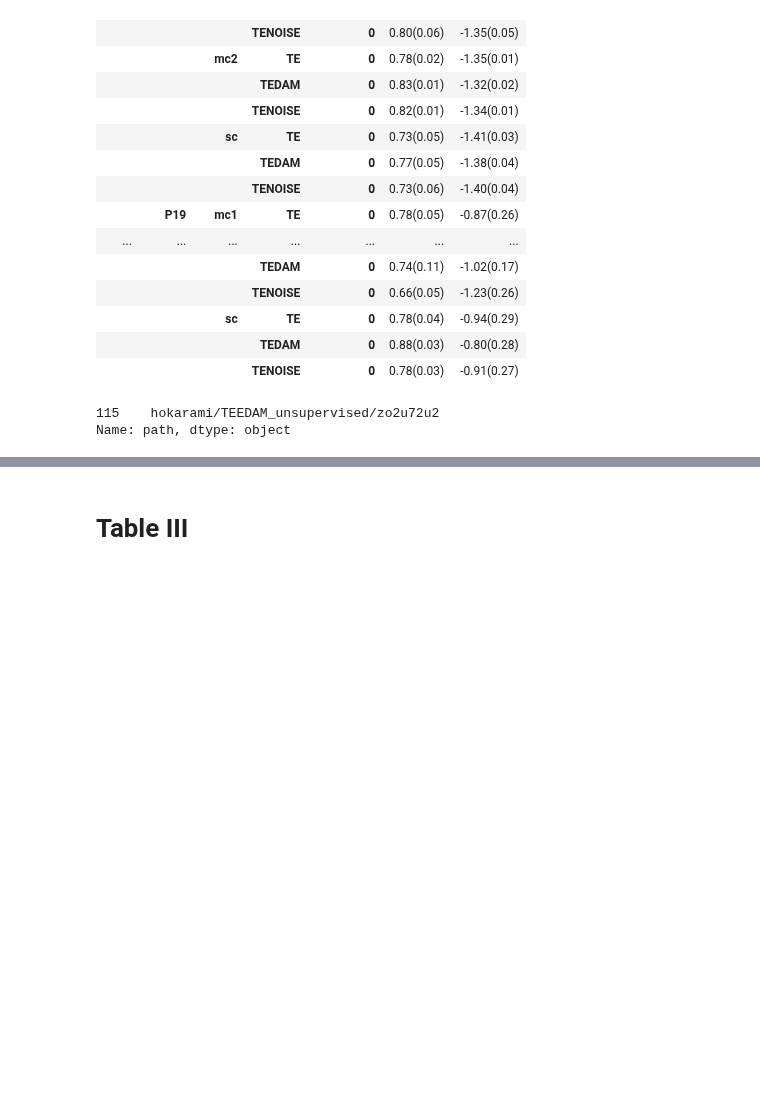
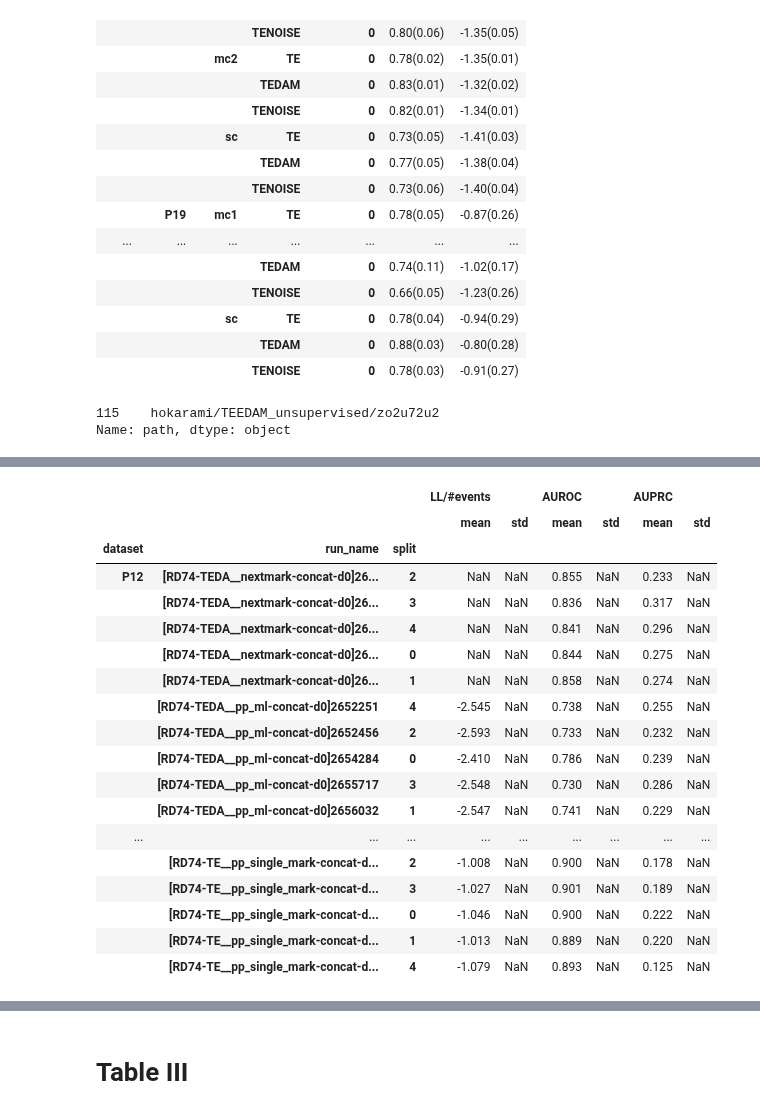
Before and after one commit to hojjatkarami/tedam2, a Jupyter notebook: jup_res.ipynb, the cells around one changed output, grey strips where cells are left out. Saved outputs shown, nothing was run; the diff lists cells and outputs as text; code cells hidden in the pictures; blank space fills up the shorter version.

```diff
--- a/jup_res.ipynb
+++ b/jup_res.ipynb
@@ -384,0 +387,5 @@ Name: path, dtype: object
+# %%
+api = wandb.Api()
+runs = api.runs("hokarami/TEEDAM_unsupervised")
+df_filt = dl_runs(runs, selected_tag='RD74-TableII')
+df_filt
@@ -384,0 +410,80 @@ Name: path, dtype: object
+# %%
+i_groupby_row =['dataset','run_name','split']
+i_groupby_col = ['time_enc']
+i_groupby_col=[]
+i_agg = []
+i_metric = ['Best-Test-CIF/LL-#events', 'Best-Test-NextType(ML)/auc-ovo-weighted','Best-Test-pred_label/AUPRC']
+dict_rename_metrics = {'Best-Test-CIF/LL-#events':'LL/#events', 'Best-Test-NextType(ML)/auc-ovo-weighted':'AUROC','Best-Test-pred_label/AUPRC':'AUPRC'}
+# i_metric = ['Test-CIF/NLL-#events']
+i_stats=['mean','std']
+# i_stats=['mean']
+
+#df_filt.iloc[0].config.keys()
+
+d_name = [x for x in df_filt.name]
+
+df_config = pd.DataFrame(   [{k:v for k,v in x.items()} for x in df_filt.config]    )
+
+df_summary = pd.DataFrame(   [{k:v for k,v in x.items()} for x in df_filt.summary]    )
+
+df = pd.concat([df_config, df_summary],axis=1)
+
+# df.name = df_filt.name
+df = df[i_groupby_row + i_groupby_col + i_agg + i_metric]
+
+df = df.rename(columns=dict_rename_metrics)
+i_metric = list(dict_rename_metrics.values())
+
+# df = df.melt(id_vars=i_groupby_row + i_groupby_col + i_agg ,value_vars=i_metric, var_name='Metric')
+
+
+
+
+a0 = df.groupby(i_groupby_row + i_groupby_col)[i_metric].size().rename('runs')
+
+a1 = df.groupby(i_groupby_row + i_groupby_col)[i_metric].aggregate(i_stats).round(3)
+a1
+a1 = df.groupby(i_groupby_row + i_groupby_col)[i_metric].aggregate(lambda x:f'{round(x.mean()*1,2):.2f}({round(x.std()*1,2):.2f})'  ).reset_index() #
+
+
+# a4 = df.groupby(i_by)[i_metric].apply(lambda x:x.round(3).tolist())   # x.round(3).tolist()
+
+# a1.loc[   a1['mod'].isin(['ml','mc']) , 'mod']='PP(ML/MC)'
+# a1.loc[   a1['mod'].isin(['none']) , 'mod']='AE'
+# a1.loc[   a1['mod'].isin(['single']) , 'mod']='PP(single)'
+
+
+
+
+
+df_result = a1.melt(id_vars=i_groupby_row + i_groupby_col,value_vars=i_metric, var_name='Metric')
+
+
+
+# df = df.melt(id_vars=i_groupby_row + i_groupby_col + i_agg ,value_vars=i_metric, var_name='Metric')
+
+df_result = df_result.pivot(index=i_groupby_row+['Metric'],columns=i_groupby_col)
+
+# remove irrelevant metrics
+df_result = df_result.replace('nan (nan)', np.nan).dropna(axis=0,how='all')
+df_result
+# %% [output]
+|  |  |  | LL/#events |  | AUROC |  | AUPRC |  |
+|  |  |  | mean | std | mean | std | mean | std |
+| dataset | run_name | split |  |  |  |  |  |  |
+| P12 | [RD74-TEDA__nextmark-concat-d0]26... | 2 | NaN | NaN | 0.855 | NaN | 0.233 | NaN |
+|  | [RD74-TEDA__nextmark-concat-d0]26... | 3 | NaN | NaN | 0.836 | NaN | 0.317 | NaN |
+|  | [RD74-TEDA__nextmark-concat-d0]26... | 4 | NaN | NaN | 0.841 | NaN | 0.296 | NaN |
+|  | [RD74-TEDA__nextmark-concat-d0]26... | 0 | NaN | NaN | 0.844 | NaN | 0.275 | NaN |
+|  | [RD74-TEDA__nextmark-concat-d0]26... | 1 | NaN | NaN | 0.858 | NaN | 0.274 | NaN |
+|  | [RD74-TEDA__pp_ml-concat-d0]2652251 | 4 | -2.545 | NaN | 0.738 | NaN | 0.255 | NaN |
+|  | [RD74-TEDA__pp_ml-concat-d0]2652456 | 2 | -2.593 | NaN | 0.733 | NaN | 0.232 | NaN |
+|  | [RD74-TEDA__pp_ml-concat-d0]2654284 | 0 | -2.410 | NaN | 0.786 | NaN | 0.239 | NaN |
+|  | [RD74-TEDA__pp_ml-concat-d0]2655717 | 3 | -2.548 | NaN | 0.730 | NaN | 0.286 | NaN |
+|  | [RD74-TEDA__pp_ml-concat-d0]2656032 | 1 | -2.547 | NaN | 0.741 | NaN | 0.229 | NaN |
+| ... | ... | ... | ... | ... | ... | ... | ... | ... |
+|  | [RD74-TE__pp_single_mark-concat-d... | 2 | -1.008 | NaN | 0.900 | NaN | 0.178 | NaN |
+|  | [RD74-TE__pp_single_mark-concat-d... | 3 | -1.027 | NaN | 0.901 | NaN | 0.189 | NaN |
+|  | [RD74-TE__pp_single_mark-concat-d... | 0 | -1.046 | NaN | 0.900 | NaN | 0.222 | NaN |
+|  | [RD74-TE__pp_single_mark-concat-d... | 1 | -1.013 | NaN | 0.889 | NaN | 0.220 | NaN |
+|  | [RD74-TE__pp_single_mark-concat-d... | 4 | -1.079 | NaN | 0.893 | NaN | 0.125 | NaN |
```
Also changed, not shown: parts of 8 cells of this notebook, 4 other files.
